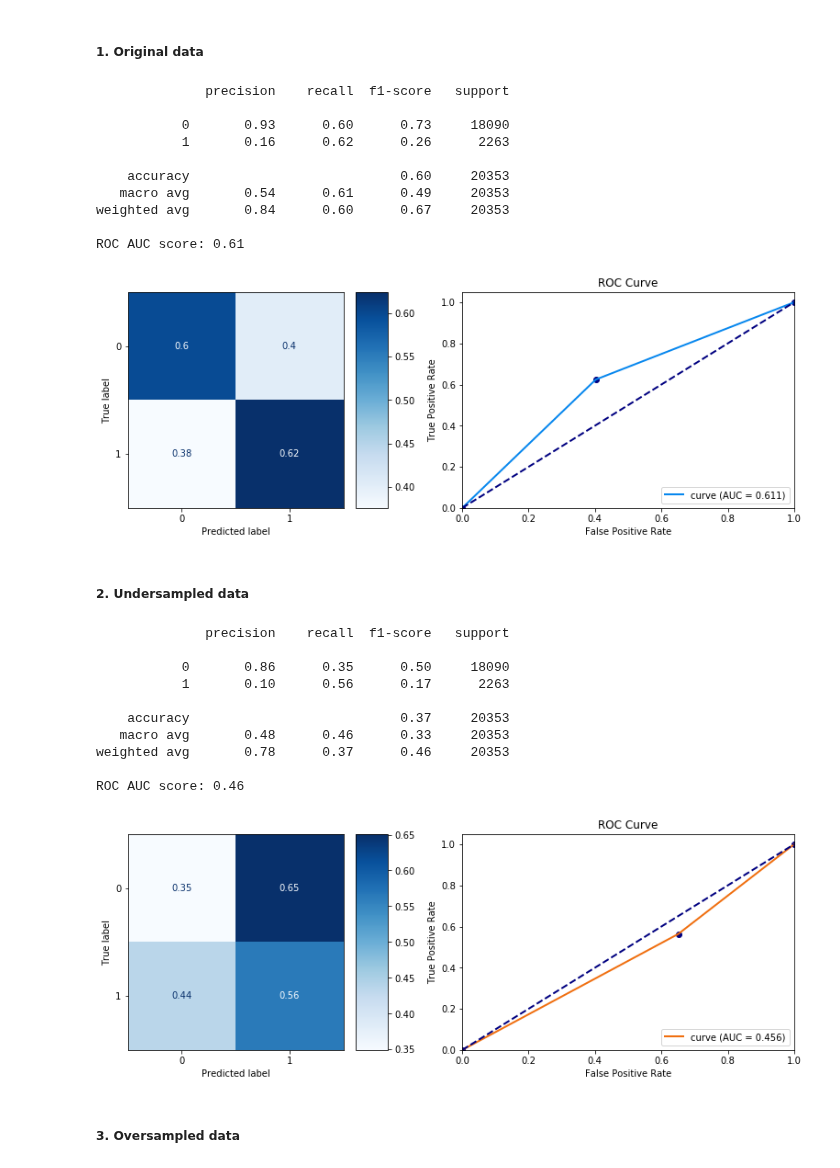
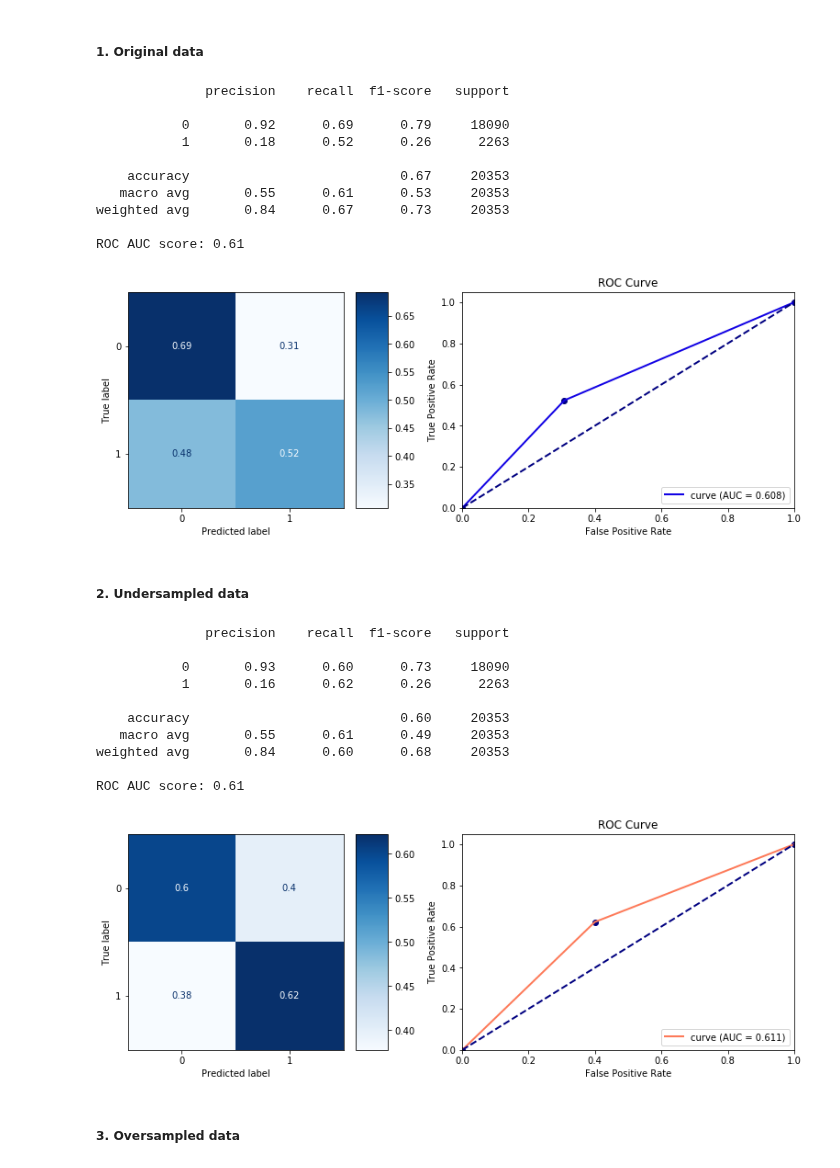
Before and after one commit to pmacinec/diabetes-patients-readmissions-prediction, a Jupyter notebook: notebooks/2_model_selection.ipynb, the cells around one changed output. Drawn from its saved outputs; the diff is of its cells as text; code cells hidden in the pictures.

```diff
--- a/notebooks/2_model_selection.ipynb
+++ b/notebooks/2_model_selection.ipynb
@@ -82,42 +82,39 @@ For complex evaluation of models we  print multiple metrics like accuracy, preci
 # %% [markdown]
 ##### 1. Original data
 # %%
-rf = RandomForestClassifier(max_depth=10, random_state=42, n_estimators=100
-                             ,class_weight={0:1,1:9}, min_samples_split=5
-                            )
+rf = RandomForestClassifier(max_depth=10, random_state=42, class_weight="balanced")
 rf.fit(X_train, y_train)
 evaluate_model(rf, X_test, y_test)
 # %% [output]
               precision    recall  f1-score   support
 
-           0       0.93      0.60      0.73     18090
-           1       0.16      0.62      0.26      2263
+           0       0.92      0.69      0.79     18090
+           1       0.18      0.52      0.26      2263
 
-    accuracy                           0.60     20353
-   macro avg       0.54      0.61      0.49     20353
-weighted avg       0.84      0.60      0.67     20353
+    accuracy                           0.67     20353
+   macro avg       0.55      0.61      0.53     20353
+weighted avg       0.84      0.67      0.73     20353
 
 ROC AUC score: 0.61
-[figure, old version]
+[figure, new version]
 # %% [markdown]
 ##### 2. Undersampled data
 # %%
-rf_u = RandomForestClassifier(max_depth=10, random_state=42, n_estimators=100,
-                             min_samples_leaf=2)
+rf_u = RandomForestClassifier(max_depth=10, random_state=42)
 rf_u.fit(X_train_undersampled, y_train_undersampled)
 evaluate_model(rf_u, X_test, y_test)
 # %% [output]
               precision    recall  f1-score   support
 
-           0       0.86      0.35      0.50     18090
-           1       0.10      0.56      0.17      2263
+           0       0.93      0.60      0.73     18090
+           1       0.16      0.62      0.26      2263
 
-    accuracy                           0.37     20353
-   macro avg       0.48      0.46      0.33     20353
-weighted avg       0.78      0.37      0.46     20353
+    accuracy                           0.60     20353
+   macro avg       0.55      0.61      0.49     20353
+weighted avg       0.84      0.60      0.68     20353
 
-ROC AUC score: 0.46
+ROC AUC score: 0.61
-[figure, old version]
+[figure, new version]
 # %% [markdown]
 ##### 3. Oversampled data
 # %%
```
Also changed, not shown: parts of 14 cells of this notebook.
